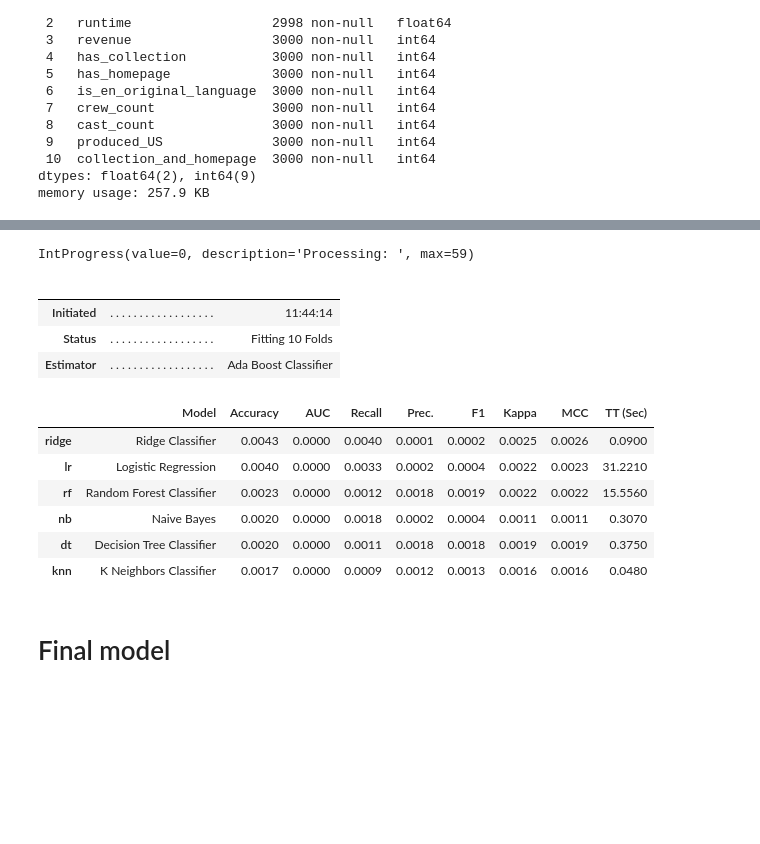
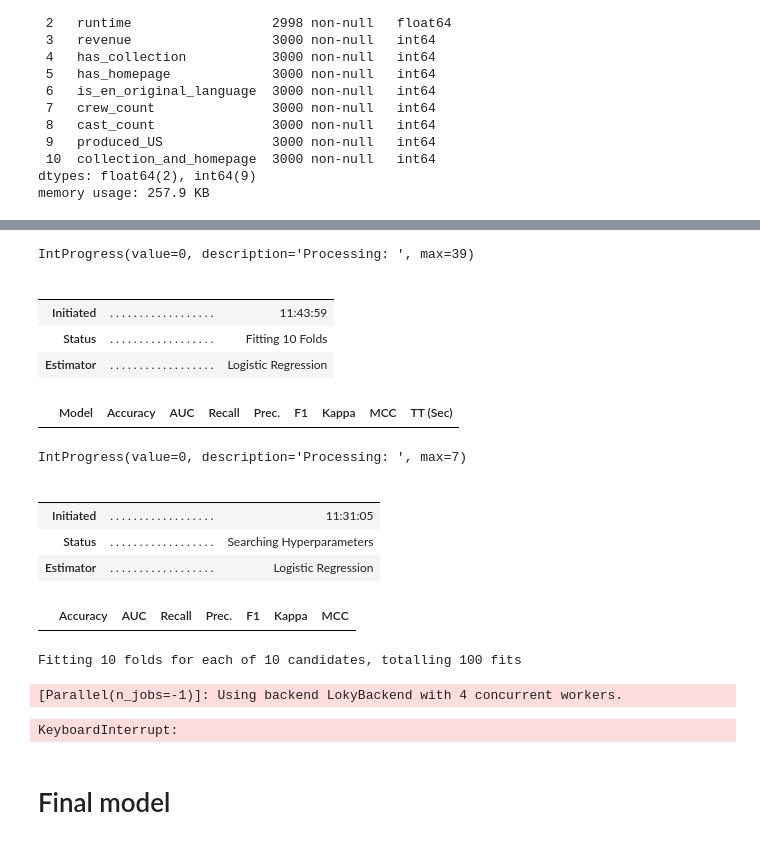
Before and after one commit to H584958/ML_2, a Jupyter notebook: TMDB_box_office-Pycaret.ipynb, the cells around one changed output, grey strips where cells are left out. Saved outputs shown, nothing was run; the diff lists cells and outputs as text; code cells hidden in the pictures; blank space fills up the shorter version.

```diff
--- a/TMDB_box_office-Pycaret.ipynb
+++ b/TMDB_box_office-Pycaret.ipynb
@@ -471,18 +471,25 @@ exp1 = setup(data=train_num, test_data=test_split, target = 'revenue', train_siz
 | 58 | Fix Imbalance | False |
 | 59 | Fix Imbalance Method | SMOTE |
 # %%
-best_models = compare_models(exclude = ['svm', 'gbc'])
+best_model = compare_models(exclude = ['svm', 'gbc', 'lda', 'ada', 'et','lightgbm'])
 # %% [output]
-IntProgress(value=0, description='Processing: ', max=59)
+IntProgress(value=0, description='Processing: ', max=39)
 |  |  |  |
 |  |  |  |
-| Initiated | . . . . . . . . . . . . . . . . . . | 11:44:14 |
+| Initiated | . . . . . . . . . . . . . . . . . . | 11:43:59 |
 | Status | . . . . . . . . . . . . . . . . . . | Fitting 10 Folds |
-| Estimator | . . . . . . . . . . . . . . . . . . | Ada Boost Classifier |
+| Estimator | . . . . . . . . . . . . . . . . . . | Logistic Regression |
 |  | Model | Accuracy | AUC | Recall | Prec. | F1 | Kappa | MCC | TT (Sec) |
-| ridge | Ridge Classifier | 0.0043 | 0.0000 | 0.0040 | 0.0001 | 0.0002 | 0.0025 | 0.0026 | 0.0900 |
-| lr | Logistic Regression | 0.0040 | 0.0000 | 0.0033 | 0.0002 | 0.0004 | 0.0022 | 0.0023 | 31.2210 |
-| rf | Random Forest Classifier | 0.0023 | 0.0000 | 0.0012 | 0.0018 | 0.0019 | 0.0022 | 0.0022 | 15.5560 |
-| nb | Naive Bayes | 0.0020 | 0.0000 | 0.0018 | 0.0002 | 0.0004 | 0.0011 | 0.0011 | 0.3070 |
-| dt | Decision Tree Classifier | 0.0020 | 0.0000 | 0.0011 | 0.0018 | 0.0018 | 0.0019 | 0.0019 | 0.3750 |
-| knn | K Neighbors Classifier | 0.0017 | 0.0000 | 0.0009 | 0.0012 | 0.0013 | 0.0016 | 0.0016 | 0.0480 |
+# %%
+tuned_best_model = tune_model(best_model)
+# %% [output]
+IntProgress(value=0, description='Processing: ', max=7)
+|  |  |  |
+|  |  |  |
+| Initiated | . . . . . . . . . . . . . . . . . . | 11:31:05 |
+| Status | . . . . . . . . . . . . . . . . . . | Searching Hyperparameters |
+| Estimator | . . . . . . . . . . . . . . . . . . | Logistic Regression |
+|  | Accuracy | AUC | Recall | Prec. | F1 | Kappa | MCC |
+Fitting 10 folds for each of 10 candidates, totalling 100 fits
+[Parallel(n_jobs=-1)]: Using backend LokyBackend with 4 concurrent workers.
+KeyboardInterrupt:
```
Also changed, not shown: parts of 5 cells of this notebook, 2 other files.
